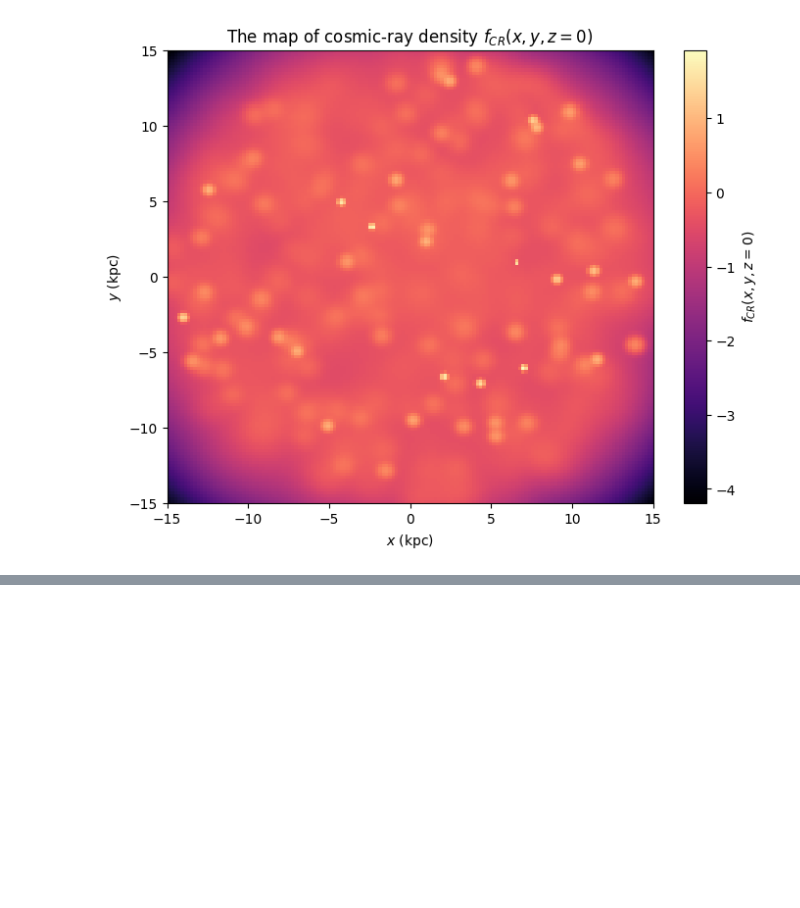
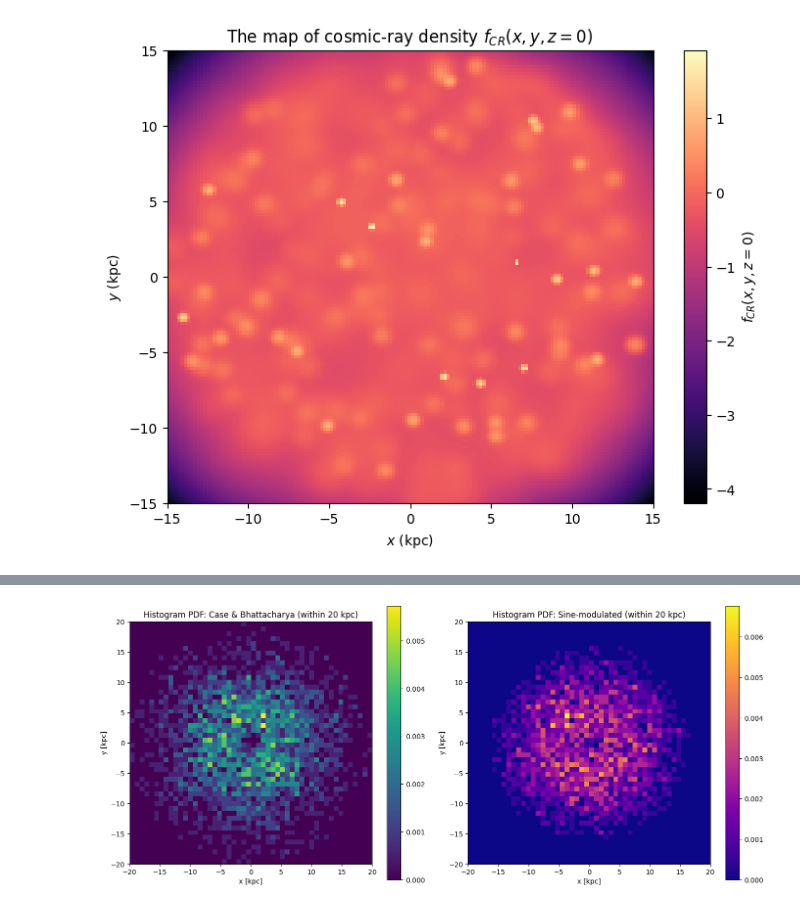
Before and after one commit to JP12468/1, a Jupyter notebook: CRmap.ipynb, the cells around one changed output, grey strips where cells are left out. Cells and saved outputs as stored; diff of their text form; code cells hidden in the pictures; blank space fills up the shorter version.

```diff
--- a/CRmap.ipynb
+++ b/CRmap.ipynb
@@ -349,0 +617,71 @@ plt.show()
+# %%
+import numpy as np
+import matplotlib.pyplot as plt
+
+R_sun = 8.5
+alpha = 2.0
+beta_case = 3.53
+R0 = 17.2
+theta0 = 0.08
+beta_sine = 0.13
+A = 1.96
+R_max = 20.0
+N = 3000
+bins = 50
+
+def f_case(R):
+    return (R / R_sun)**alpha * np.exp(-beta_case * (R - R_sun) / R_sun)
+
+def f_sine(R):
+    val = A * np.sin(np.pi * R / R0 + theta0) * np.exp(-beta_sine * R)
+    return np.where(val > 0, val * 2 * np.pi * R, 0)
+
+def sample_from_pdf(f, R_max, N):
+    R_vals = np.linspace(0.01, R_max, 200)
+    pdf = f(R_vals)
+    pdf /= np.trapz(pdf, R_vals)
+    cdf = np.cumsum(pdf)
+    cdf /= cdf[-1]
+    u = np.random.rand(N)
+    R_samples = np.interp(u, cdf, R_vals)
+    theta = np.random.uniform(0, 2 * np.pi, N)
+    x = R_samples * np.cos(theta)
+    y = R_samples * np.sin(theta)
+    return x, y
+
+x_case, y_case = sample_from_pdf(lambda R: f_case(R) * 2 * np.pi * R, R_max, N)
+x_sine, y_sine = sample_from_pdf(f_sine, R_max, N)
+
+r_case = np.sqrt(x_case**2 + y_case**2)
+r_sine = np.sqrt(x_sine**2 + y_sine**2)
+x_case, y_case = x_case[r_case <= R_max], y_case[r_case <= R_max]
+x_sine, y_sine = x_sine[r_sine <= R_max], y_sine[r_sine <= R_max]
+
+hist_case, xedges, yedges = np.histogram2d(x_case, y_case, bins=bins, range=[[-R_max, R_max], [-R_max, R_max]])
+hist_sine, _, _ = np.histogram2d(x_sine, y_sine, bins=bins, range=[[-R_max, R_max], [-R_max, R_max]])
+
+dx = xedges[1] - xedges[0]
+dy = yedges[1] - yedges[0]
+pdf_case = hist_case / (np.sum(hist_case) * dx * dy)
+pdf_sine = hist_sine / (np.sum(hist_sine) * dx * dy)
+
+fig, axs = plt.subplots(1, 2, figsize=(14, 6))
+
+im0 = axs[0].imshow(pdf_case.T, origin='lower', extent=[-R_max, R_max, -R_max, R_max],
+                    cmap='viridis', aspect='equal')
+axs[0].set_title("Histogram PDF: Case & Bhattacharya (within 20 kpc)")
+axs[0].set_xlabel("x [kpc]")
+axs[0].set_ylabel("y [kpc]")
+plt.colorbar(im0, ax=axs[0])
+
+im1 = axs[1].imshow(pdf_sine.T, origin='lower', extent=[-R_max, R_max, -R_max, R_max],
+                    cmap='plasma', aspect='equal')
+axs[1].set_title("Histogram PDF: Sine-modulated (within 20 kpc)")
+axs[1].set_xlabel("x [kpc]")
+axs[1].set_ylabel("y [kpc]")
+plt.colorbar(im1, ax=axs[1])
+
+plt.tight_layout()
+plt.show()
+# %% [output]
+[figure, added]
```
Also changed, not shown: parts of 6 cells of this notebook.
